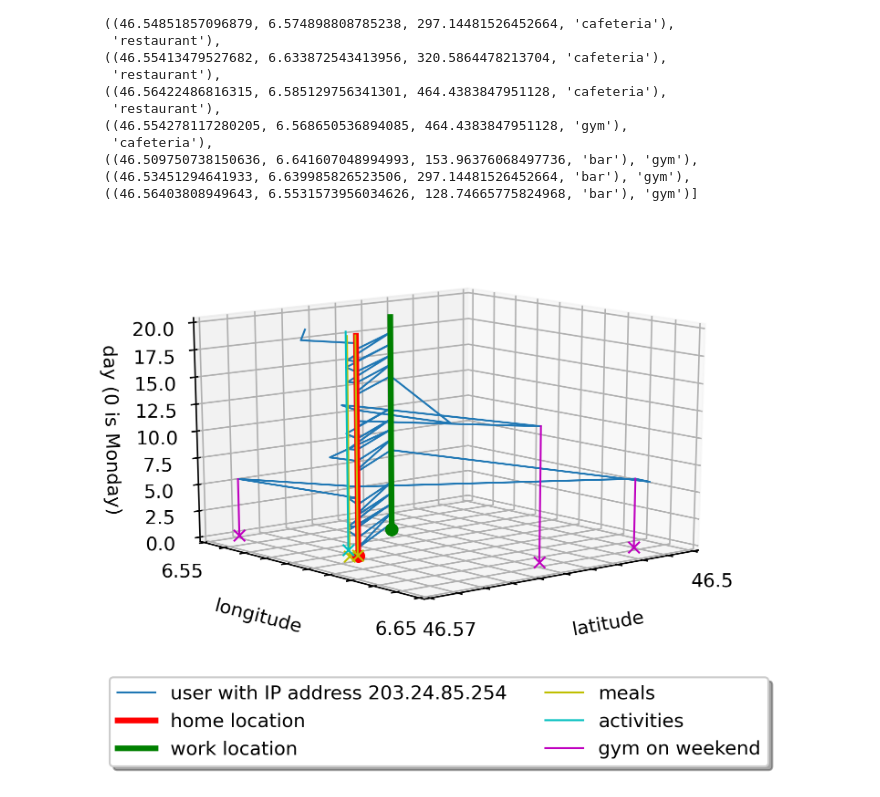
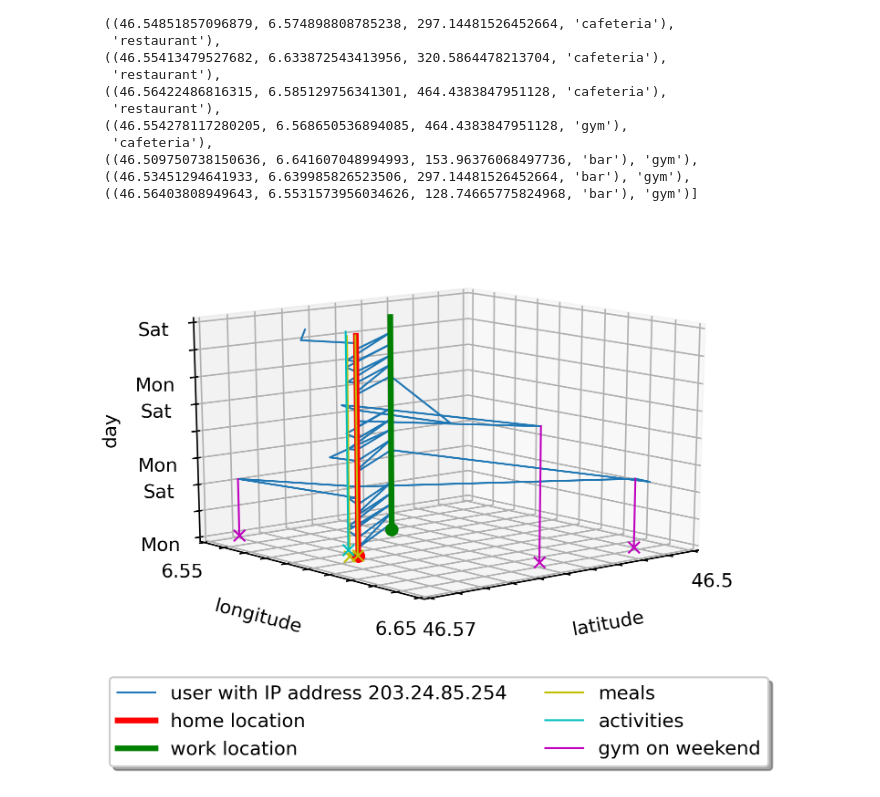
Before and after one commit to danielementary/SecretStroll, a Jupyter notebook: part2/privacy_evaluation.ipynb, the cells around one changed output. Drawn from its saved outputs; the diff is of its cells as text; code cells hidden in the pictures.

```diff
--- a/part2/privacy_evaluation.ipynb
+++ b/part2/privacy_evaluation.ipynb
@@ -106,6 +106,8 @@ QUIET_TYPES = ["gym", "dojo"]
 ANIMATED_TYPES = ["bar", "club"]
 # %%
 def match_location_poi(types):
+    """return a dictionary whose keys are IP addresses and values dictionaries of a given type of POIs and their count"""
+
     LOCATIONS = {}
     for t in types:
         LOCATIONS[t] = POIS[t]
@@ -368,58 +390,73 @@ RANDOM_USER_WEEKEND_GYM = [(46.509750738150636, 6.641607048994993, 153.963760684
                            (46.53451294641933, 6.639985826523506, 297.14481526452664),
                            (46.56403808949643, 6.5531573956034626, 128.74665775824968)]
 # %%
-from mpl_toolkits.mplot3d import Axes3D
-
+#define axis
 x = np.linspace(MAP_LAT, MAP_LAT+MAP_SIZE_LAT, CELL_NUM_LAT+1)
 y = np.linspace(MAP_LON, MAP_LON+MAP_SIZE_LON, CELL_NUM_LON+1)
+z = np.linspace(0,22)
 
+#user positions
 RANDOM_USER_LAT = [t[0] for t in RANDOM_USER_QUERIES]
 RANDOM_USER_LON = [t[1] for t in RANDOM_USER_QUERIES]
 RANDOM_USER_TIM = [t[2] for t in RANDOM_USER_QUERIES]
 
 fig = plt.figure()
+
 ax = fig.add_subplot(111, projection='3d')
 
 plt.axis([MAP_LAT, MAP_LAT+MAP_SIZE_LAT, MAP_LON, MAP_LON+MAP_SIZE_LON])
 plt.xticks(x)
 plt.yticks(y)
 
+#plot user positions
 ax.plot(RANDOM_USER_LAT, RANDOM_USER_LON, [t/24 for t in RANDOM_USER_TIM], label="user with IP address {}".format(RANDOM_USER_IP), linewidth=1)
+
+#plot user home location
 ax.plot([RANDOM_USER_HOME_LOC[2]], [RANDOM_USER_HOME_LOC[3]], 0, "ro")
 ax.plot([RANDOM_USER_HOME_LOC[2]]*2,[RANDOM_USER_HOME_LOC[3]]*2, [0,20], "r", label="home location", linewidth=3)
+
+#plot user work location
 ax.plot([RANDOM_USER_WORK_LOC[2]], [RANDOM_USER_WORK_LOC[3]], 0, "go")
 ax.plot([RANDOM_USER_WORK_LOC[2]]*2,[RANDOM_USER_WORK_LOC[3]]*2, [0,20], "g", label="work location", linewidth=3)
 
+#plot user favorite restaurants
 for m,i in zip(RANDOM_USER_MEAL, range(len(RANDOM_USER_MEAL))):
     ax.plot([m[0]], [m[1]], 0, "yx")
     ax.plot([m[0]]*2, [m[1]]*2, [0,20], "y", label="meals" if i == 0 else "", linewidth=1)
 
+#plot user favorite activites
 for a,i in zip(RANDOM_USER_ACTIVITIES, range(len(RANDOM_USER_ACTIVITIES))):
     ax.plot([a[0]], [a[1]], 0, "cx")
     ax.plot([a[0]]*2, [a[1]]*2, [0,20], "c", label="activities" if i == 0 else "", linewidth=1)
 
+#plot user weeken gym
 for g,i in zip(RANDOM_USER_WEEKEND_GYM, range(len(RANDOM_USER_WEEKEND_GYM))):
     ax.plot([g[0]], [g[1]], 0, "mx")
     ax.plot([g[0]]*2, [g[1]]*2, [0,g[2]/24], "m", label="gym on weekend" if i == 0 else "", linewidth=1)
 
-
+#keep only first and last tick of horizontal axis
 x_labels = ax.get_xticks().tolist()
 x_labels_new = [round(x_labels[i],2) if (i == 0 or i == CELL_NUM_LAT) else "" for i in range(len(x_labels))]
 ax.set_xticklabels(x_labels_new)
 
 y_labels = ax.get_yticks().tolist()
 y_labels_new = [round(y_labels[i],2) if (i == 0 or i == CELL_NUM_LON) else "" for i in range(len(y_labels))]
 ax.set_yticklabels(y_labels_new)
 
-ax.legend(loc='upper center', bbox_to_anchor=(0.5, -0.05),
-          fancybox=True, shadow=True, ncol=2)
+z_labels_new = ["Mon", "", "Sat", "Mon", "", "Sat", "Mon", "", "Sat",]
+ax.set_zticklabels(z_labels_new)
+
+#format labels
+ax.legend(loc='upper center', bbox_to_anchor=(0.5, -0.05), fancybox=True, shadow=True, ncol=2)
 
 ax.set_xlabel("latitude")
 ax.set_ylabel('longitude')
-ax.set_zlabel('day (0 is Monday)')
+ax.set_zlabel('day', rotation=90)
 
 ax.view_init(15, 50)
 
+plt.savefig("random.png", dpi=300, bbox_inches='tight')
+
 plt.show()
 # %% [output]
-[figure, old version]
+[figure, new version]
```
Also changed, not shown: parts of 29 cells of this notebook, 2 other files.
